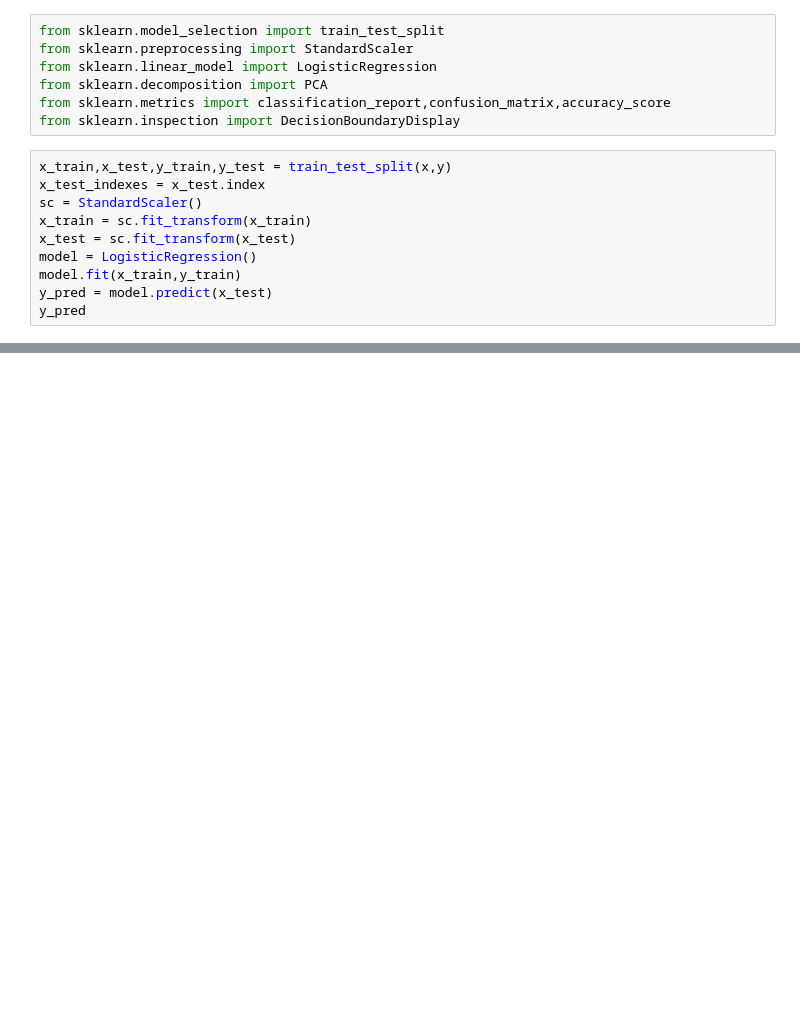
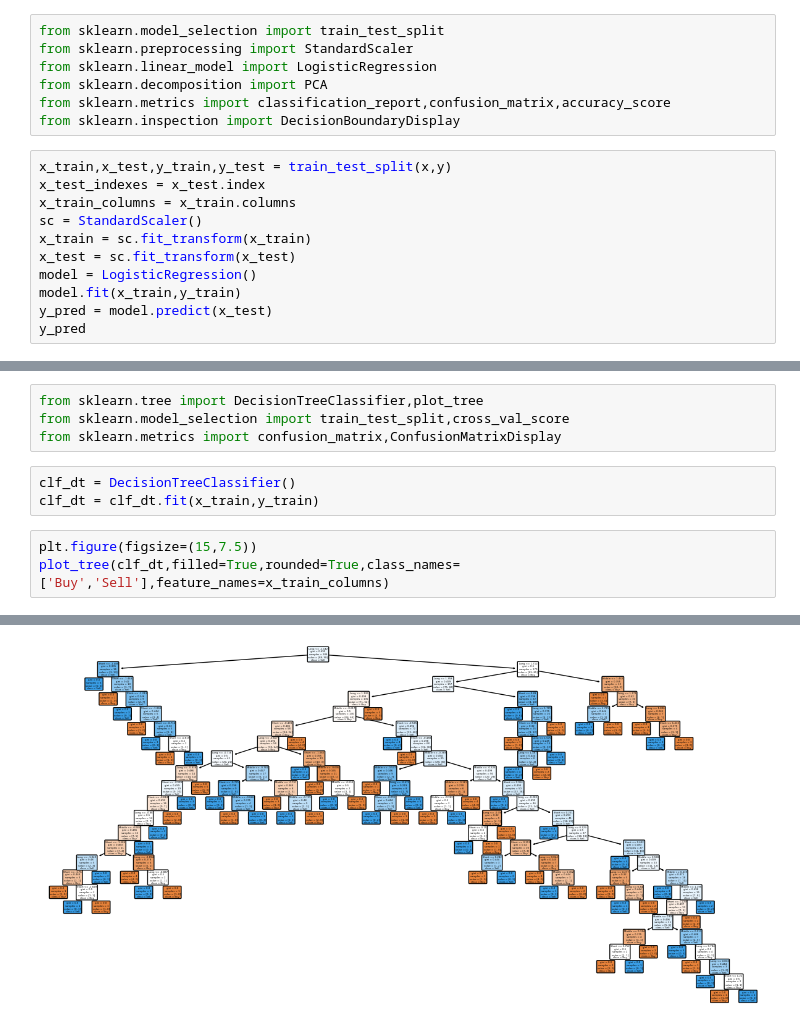
Before and after one commit to Jayasuryan0821-git/Machine-Learning-Lab, a Jupyter notebook: Mini_Project/Model/model.ipynb, the cells around one changed output, grey strips where cells are left out. Cells and saved outputs as stored; diff of their text form; blank space fills up the shorter version.

```diff
--- a/Mini_Project/Model/model.ipynb
+++ b/Mini_Project/Model/model.ipynb
@@ -224,6 +224,7 @@ from sklearn.inspection import DecisionBoundaryDisplay
 # %%
 x_train,x_test,y_train,y_test = train_test_split(x,y)
 x_test_indexes = x_test.index
+x_train_columns = x_train.columns
 sc = StandardScaler()
 x_train = sc.fit_transform(x_train)
 x_test = sc.fit_transform(x_test)
@@ -453,0 +455,11 @@ plt.show()
+# %%
+from sklearn.tree import DecisionTreeClassifier,plot_tree
+from sklearn.model_selection import train_test_split,cross_val_score
+from sklearn.metrics import confusion_matrix,ConfusionMatrixDisplay
+# %%
+clf_dt = DecisionTreeClassifier()
+clf_dt = clf_dt.fit(x_train,y_train)
+# %%
+plt.figure(figsize=(15,7.5))
+plot_tree(clf_dt,filled=True,rounded=True,class_names=['Buy','Sell'],feature_names=x_train_columns)
+# %% [output]
@@ -453,0 +483 @@ plt.show()
+[figure, added]
```
Also changed, not shown: parts of 13 cells of this notebook.
